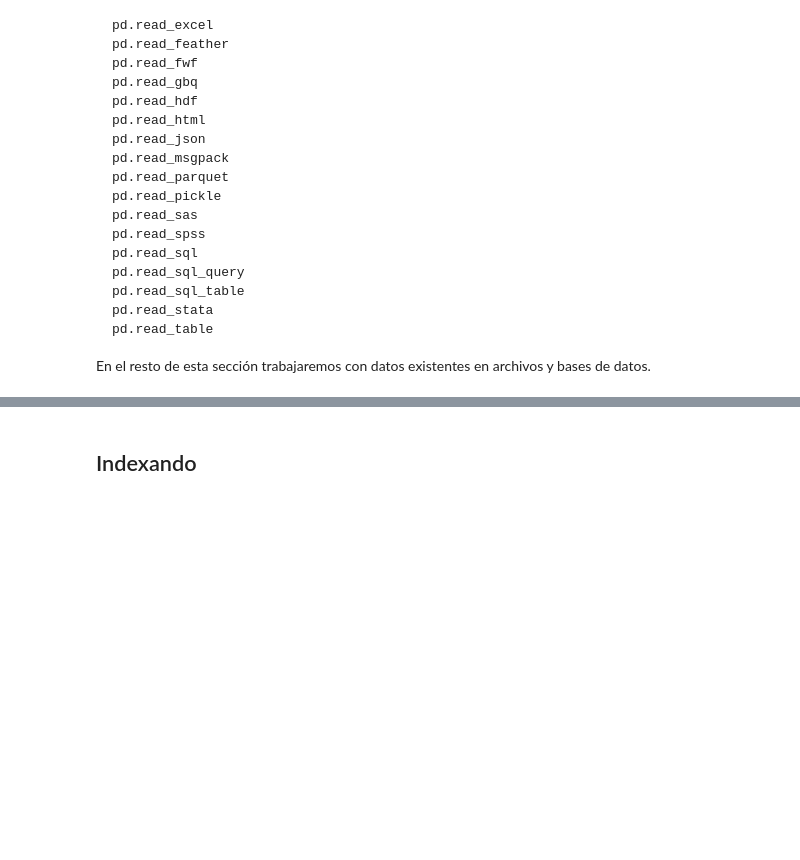
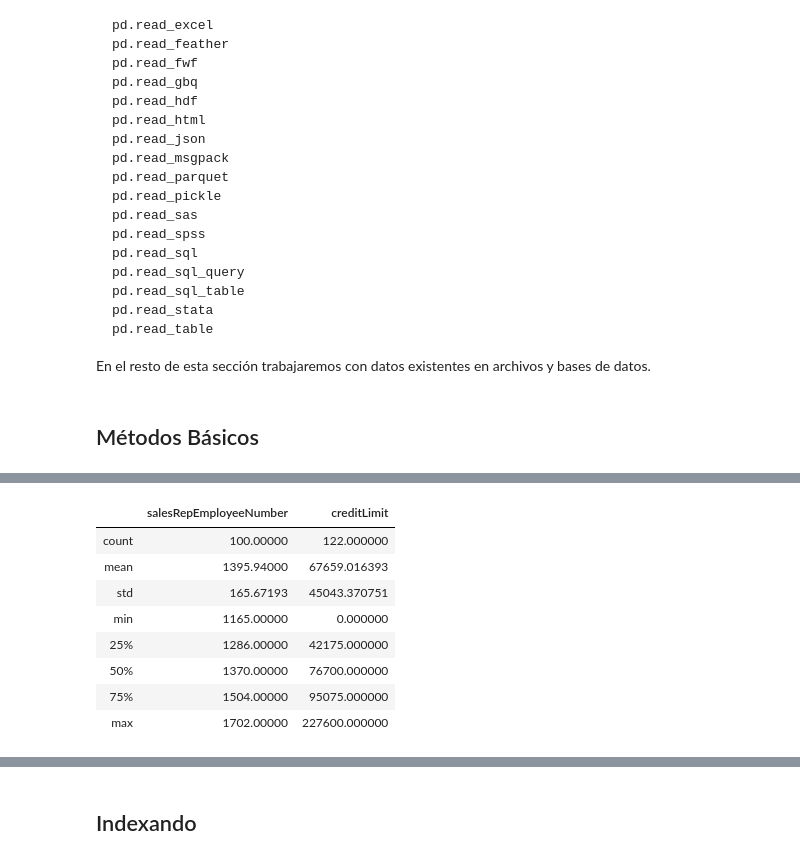
Before and after one commit to elopezgon/data-science, a Jupyter notebook: notes/lec02-pandas.ipynb, the cells around one changed output, grey strips where cells are left out. Cells and saved outputs as stored; diff of their text form; code cells hidden in the pictures; blank space fills up the shorter version.

```diff
--- a/notes/lec02-pandas.ipynb
+++ b/notes/lec02-pandas.ipynb
@@ -174,6 +174,8 @@ conn = engine.connect()
 # %%
 query = "SELECT * FROM customers"
 customers = pd.read_sql(query, conn, index_col="customerNumber")
+# %% [markdown]
+## Métodos Básicos
 # %%
 # Observamos los primeros 5 valores
 customers.head()
@@ -196,3 +198,16 @@ customers.tail()
 | 489 | Double Decker Gift Stores, Ltd | Smith | Thomas | (171) 555-7555 | 120 Hanover Sq. | None | London | ... |
 | 495 | Diecast Collectables | Franco | Valarie | 6175552555 | 6251 Ingle Ln. | None | Boston | ... |
 | 496 | Kelly's Gift Shop | Snowden | Tony | +64 9 5555500 | Arenales 1938 3'A' | None | Auckland | ... |
+# %%
+# Estadísticos básicos
+customers.describe()
+# %% [output]
+|  | salesRepEmployeeNumber | creditLimit |
+| count | 100.00000 | 122.000000 |
+| mean | 1395.94000 | 67659.016393 |
+| std | 165.67193 | 45043.370751 |
+| min | 1165.00000 | 0.000000 |
+| 25% | 1286.00000 | 42175.000000 |
+| 50% | 1370.00000 | 76700.000000 |
+| 75% | 1504.00000 | 95075.000000 |
+| max | 1702.00000 | 227600.000000 |
```
Also changed, not shown: parts of 11 cells of this notebook.
